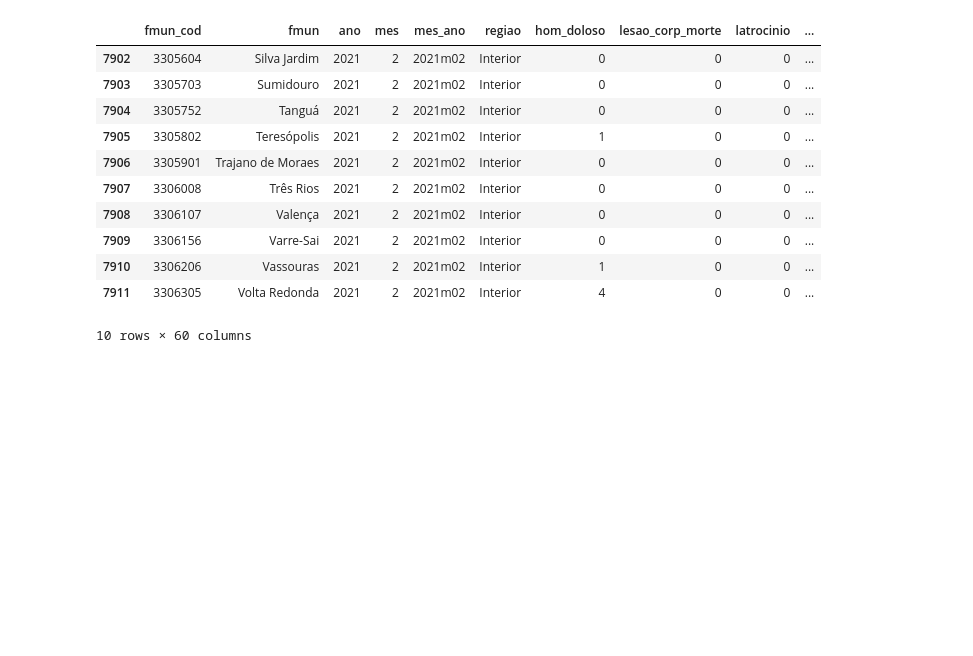
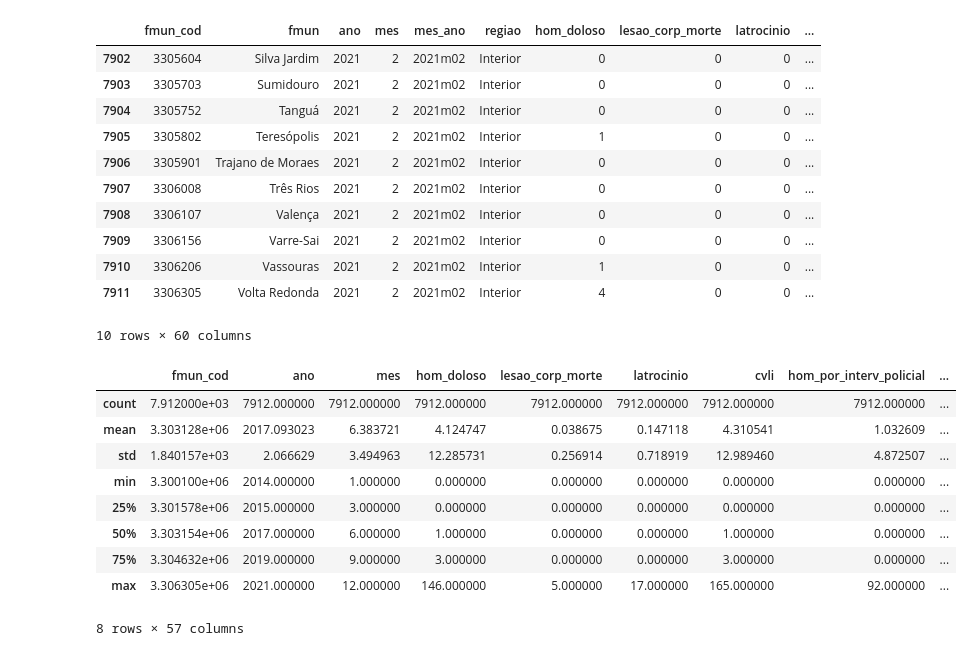
Before and after one commit to eccardoso/mvp-analise-de-dados-e-boas-praticas, a Jupyter notebook: MVP_Análise_de_Dados.ipynb, the cells around one changed output. Drawn from its saved outputs; the diff is of its cells as text; code cells hidden in the pictures; blank space fills up the shorter version.

```diff
--- a/MVP_Análise_de_Dados.ipynb
+++ b/MVP_Análise_de_Dados.ipynb
@@ -140,3 +140,17 @@ dataset.tail(10)
 | 7910 | 3306206 | Vassouras | 2021 | 2 | 2021m02 | Interior | 1 | 0 | 0 | ... |
 | 7911 | 3306305 | Volta Redonda | 2021 | 2 | 2021m02 | Interior | 4 | 0 | 0 | ... |
 10 rows × 60 columns
+# %%
+# Faz um resumo estatístico do dataset (média, desvio padrão, mínimo, máximo e os quartis)
+dataset.describe()
+# %% [output]
+|  | fmun_cod | ano | mes | hom_doloso | lesao_corp_morte | latrocinio | cvli | hom_por_interv_policial | ... |
+| count | 7.912000e+03 | 7912.000000 | 7912.000000 | 7912.000000 | 7912.000000 | 7912.000000 | 7912.000000 | 7912.000000 | ... |
+| mean | 3.303128e+06 | 2017.093023 | 6.383721 | 4.124747 | 0.038675 | 0.147118 | 4.310541 | 1.032609 | ... |
+| std | 1.840157e+03 | 2.066629 | 3.494963 | 12.285731 | 0.256914 | 0.718919 | 12.989460 | 4.872507 | ... |
+| min | 3.300100e+06 | 2014.000000 | 1.000000 | 0.000000 | 0.000000 | 0.000000 | 0.000000 | 0.000000 | ... |
+| 25% | 3.301578e+06 | 2015.000000 | 3.000000 | 0.000000 | 0.000000 | 0.000000 | 0.000000 | 0.000000 | ... |
+| 50% | 3.303154e+06 | 2017.000000 | 6.000000 | 1.000000 | 0.000000 | 0.000000 | 1.000000 | 0.000000 | ... |
+| 75% | 3.304632e+06 | 2019.000000 | 9.000000 | 3.000000 | 0.000000 | 0.000000 | 3.000000 | 0.000000 | ... |
+| max | 3.306305e+06 | 2021.000000 | 12.000000 | 146.000000 | 5.000000 | 17.000000 | 165.000000 | 92.000000 | ... |
+8 rows × 57 columns
```
Also changed, not shown: parts of 3 cells of this notebook.
